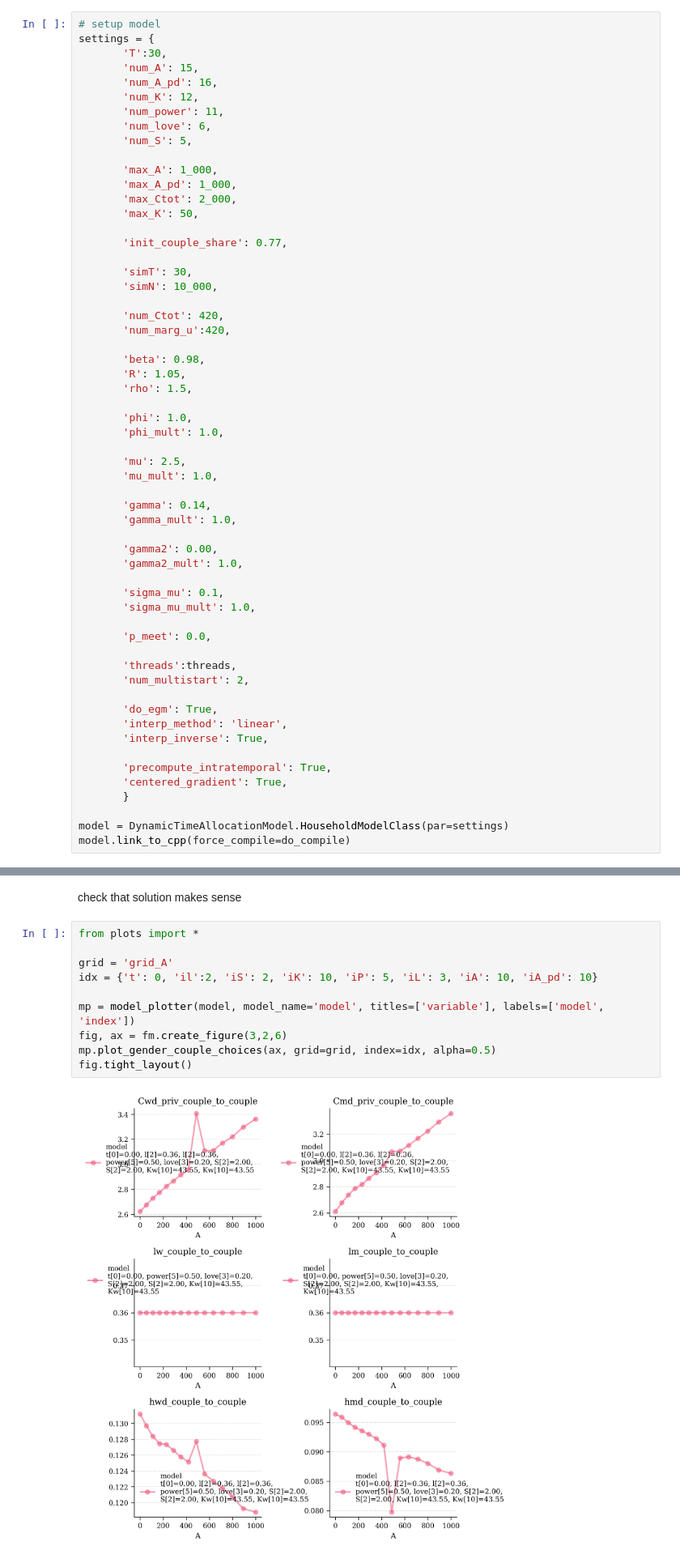
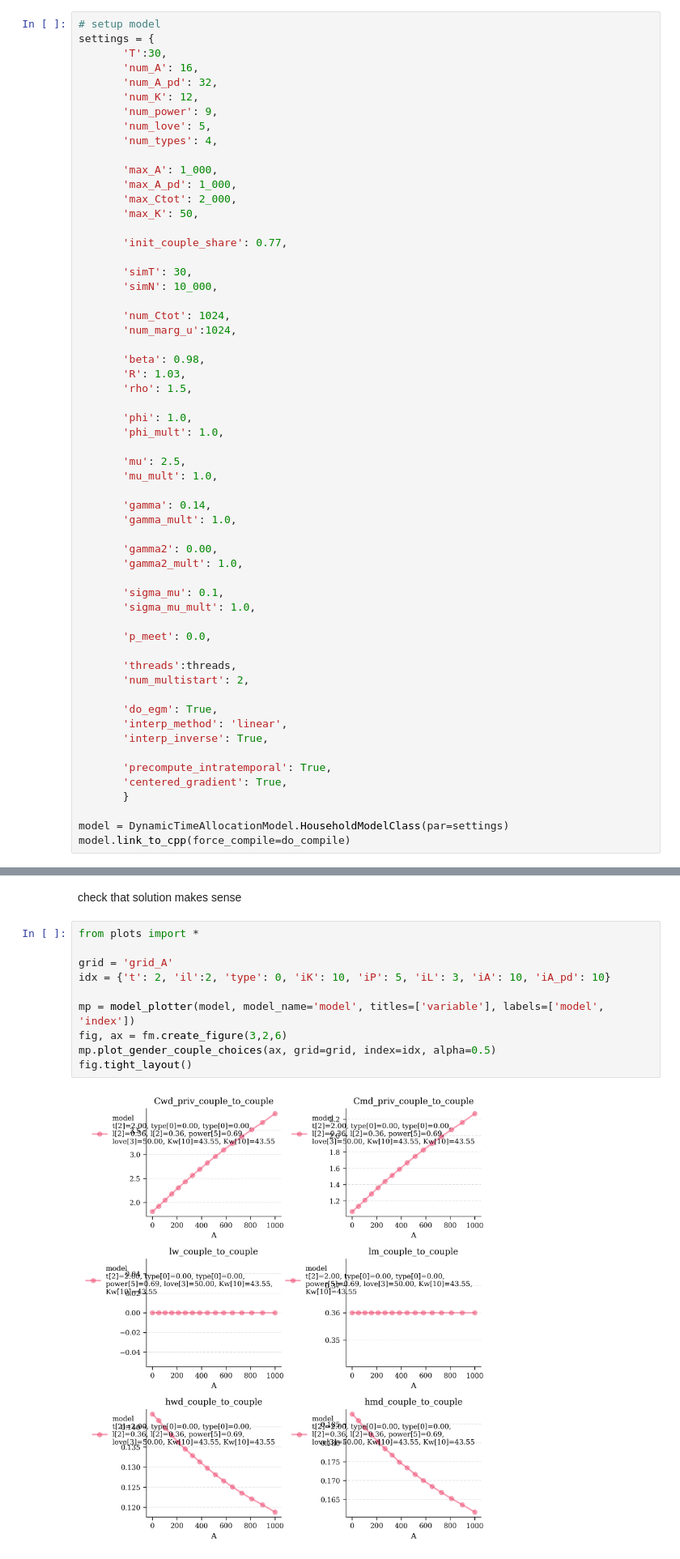
Before and after one commit to ThomasHJorgensen/FastBargaining, a Jupyter notebook: Application/02. Calibrate model.ipynb, the cells around one changed output, grey strips where cells are left out. Shown at 81% size. Drawn from its saved outputs; the diff is of its cells as text.

```diff
--- a/Application/02. Calibrate model.ipynb
+++ b/Application/02. Calibrate model.ipynb
@@ -29,12 +29,12 @@ threads = 40
 # setup model
 settings = {
        'T':30,
-       'num_A': 15,
-       'num_A_pd': 16,
+       'num_A': 16,
+       'num_A_pd': 32,
        'num_K': 12,
-       'num_power': 11,
-       'num_love': 6,
-       'num_S': 5,
+       'num_power': 9,
+       'num_love': 5,
+       'num_types': 4,
 
        'max_A': 1_000,
        'max_A_pd': 1_000,
@@ -46,11 +46,11 @@ settings = {
        'simT': 30,
        'simN': 10_000,
 
-       'num_Ctot': 420,
-       'num_marg_u':420,
+       'num_Ctot': 1024,
+       'num_marg_u':1024,
 
        'beta': 0.98,
-       'R': 1.05,
+       'R': 1.03,
        'rho': 1.5,
 
        'phi': 1.0,
@@ -301,15 +314,15 @@ check that solution makes sense
 # %%
 from plots import *
 
 grid = 'grid_A'
-idx = {'t': 0, 'il':2, 'iS': 2, 'iK': 10, 'iP': 5, 'iL': 3, 'iA': 10, 'iA_pd': 10}
+idx = {'t': 2, 'il':2, 'type': 0, 'iK': 10, 'iP': 5, 'iL': 3, 'iA': 10, 'iA_pd': 10}
 
 mp = model_plotter(model, model_name='model', titles=['variable'], labels=['model', 'index'])
 fig, ax = fm.create_figure(3,2,6)
 mp.plot_gender_couple_choices(ax, grid=grid, index=idx, alpha=0.5)
 fig.tight_layout()
 # %% [output]
-[figure, old version]
+[figure, new version]
 # %%
 fig, ax = fm.create_figure(4,2,8)
 mp.plot_sim_male(ax, alpha=0.5)
```
Also changed, not shown: parts of 9 cells of this notebook.
